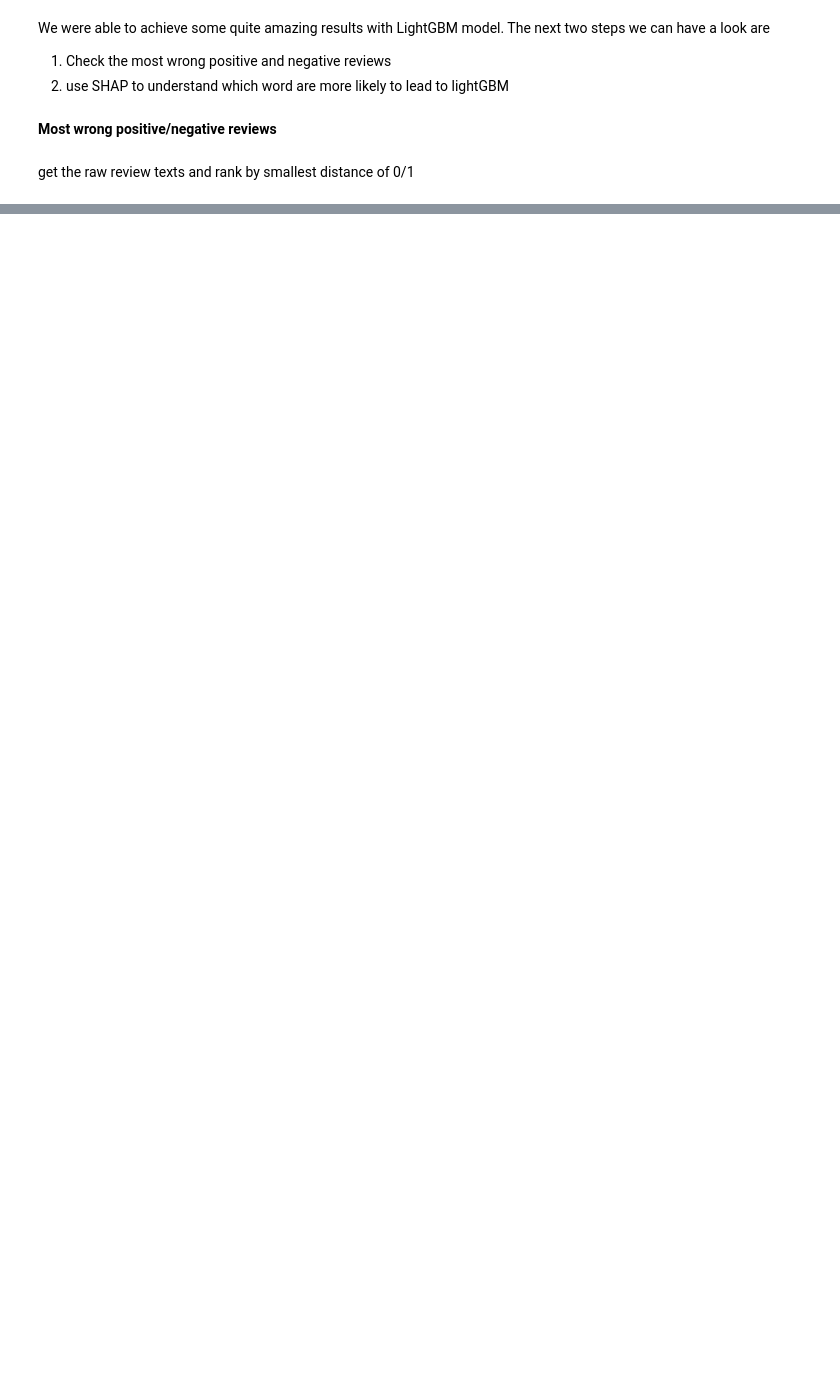
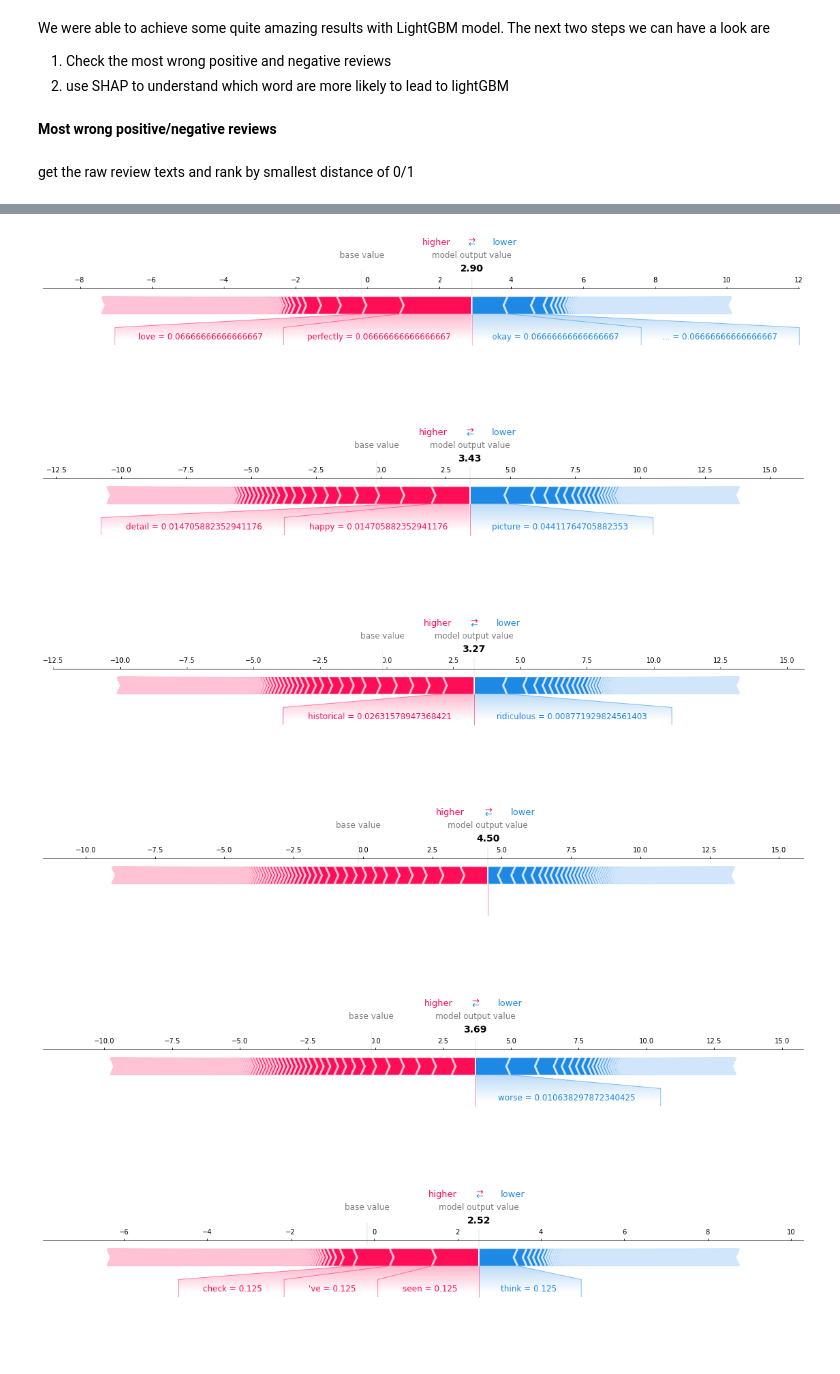
Before and after one commit to chen-bowen/Streamlined_Sentiment_Analysis, a Jupyter notebook: notebooks/Sentiment Analysis Model.ipynb, the cells around one changed output, grey strips where cells are left out. Cells and saved outputs as stored; diff of their text form; code cells hidden in the pictures; blank space fills up the shorter version.

```diff
--- a/notebooks/Sentiment Analysis Model.ipynb
+++ b/notebooks/Sentiment Analysis Model.ipynb
@@ -111,0 +152,16 @@ As we can see, the most wrong positive/negative reviews would be pretty tough to
+# %%
+probs_low_to_high = np.argsort(y_prob[:, 1])
+for i in range(10):
+    shap.force_plot(
+        shap_explainer.expected_value[1],
+        shap_values[1][probs_low_to_high[-(i + 1)], :],
+        training_data_transformed.iloc[probs_low_to_high[-(i + 1)], :],
+        matplotlib=True,
+    )
+# %% [output]
+[figure, added]
+[figure, added]
+[figure, added]
+[figure, added]
+[figure, added]
+[figure, added]
```
Also changed, not shown: parts of 17 cells of this notebook, 2 other files.
